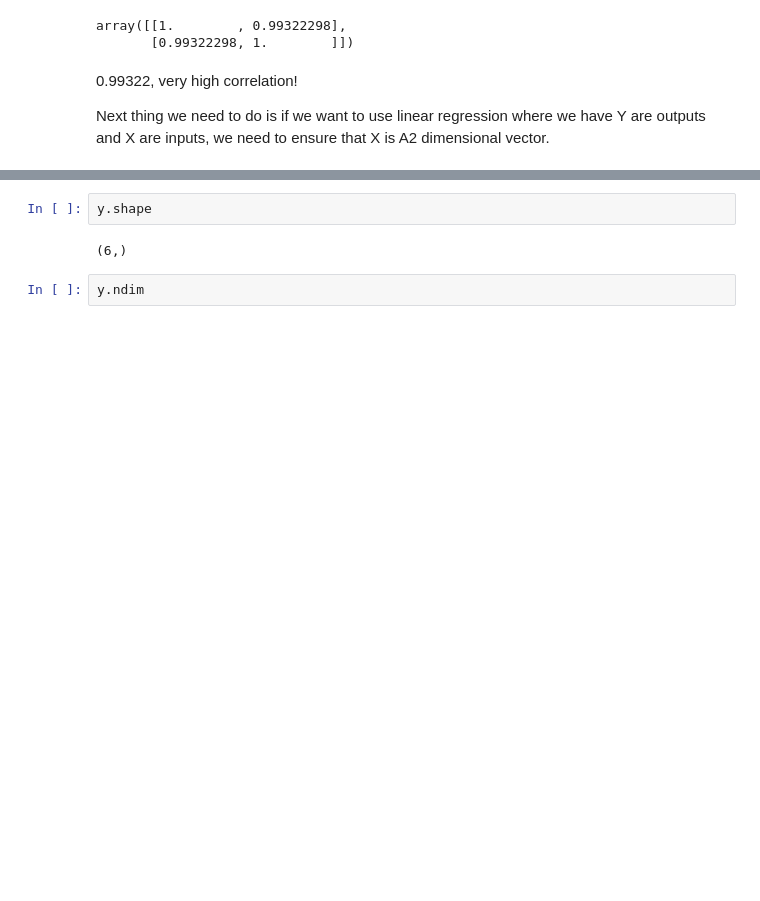
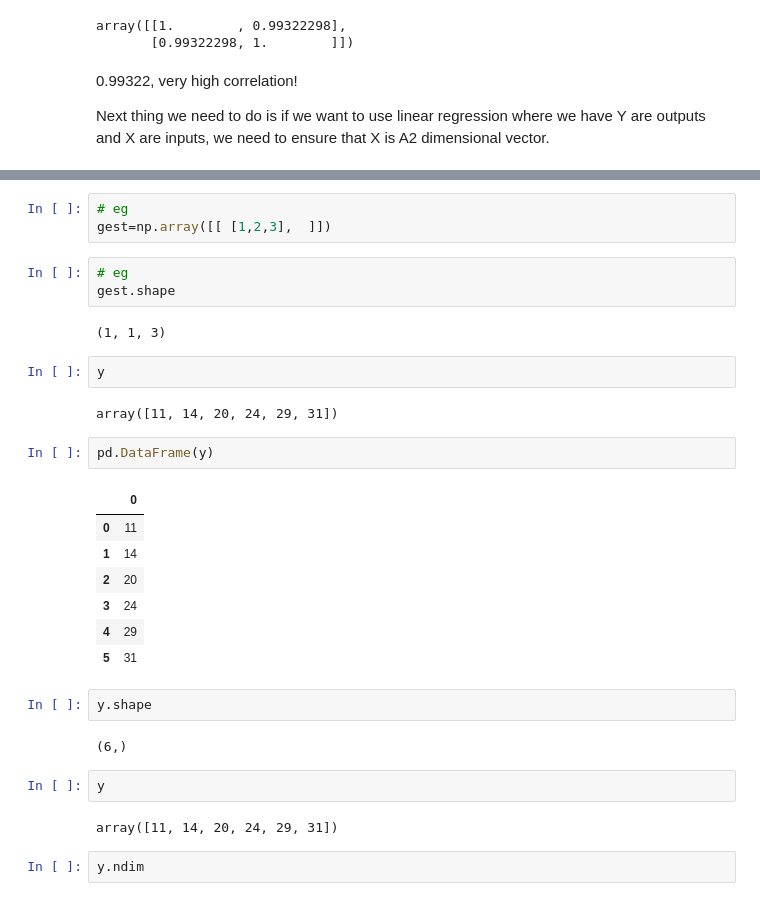
Before and after one commit to nurbujang/mlnotes, a Jupyter notebook: 1LinearRegressionNotebook/s1LinearRegression.ipynb, the cells around one changed output, grey strips where cells are left out. Drawn from its saved outputs; the diff is of its cells as text; blank space fills up the shorter version.

```diff
--- a/1LinearRegressionNotebook/s1LinearRegression.ipynb
+++ b/1LinearRegressionNotebook/s1LinearRegression.ipynb
@@ -53,7 +56,33 @@ Next thing we need to do is if we want to use linear regression where we have Y
+# %%
+# eg
+gest=np.array([[ [1,2,3],  ]])
+# %%
+# eg
+gest.shape
+# %% [output]
+(1, 1, 3)
+# %%
+y
+# %% [output]
+array([11, 14, 20, 24, 29, 31])
+# %%
+pd.DataFrame(y)
+# %% [output]
+|  | 0 |
+| 0 | 11 |
+| 1 | 14 |
+| 2 | 20 |
+| 3 | 24 |
+| 4 | 29 |
+| 5 | 31 |
 # %%
 y.shape
 # %% [output]
 (6,)
+# %%
+y
+# %% [output]
+array([11, 14, 20, 24, 29, 31])
 # %%
 y.ndim
 # %% [output]
```
Also changed, not shown: parts of 44 cells of this notebook, 14 other files.
